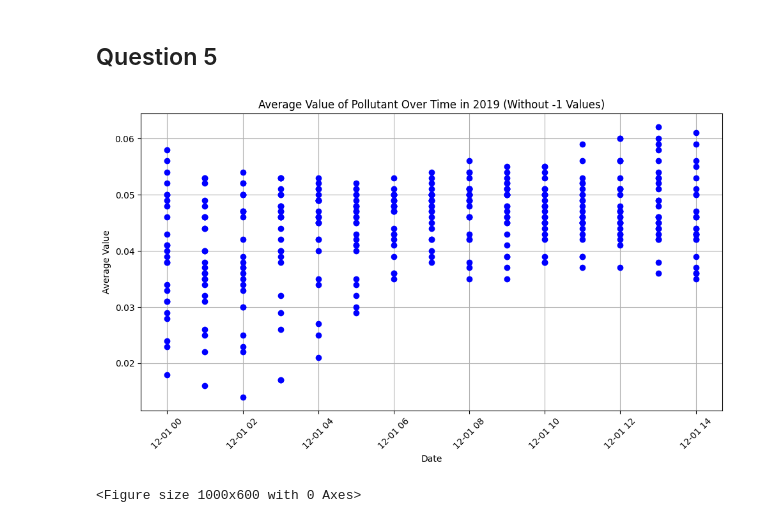
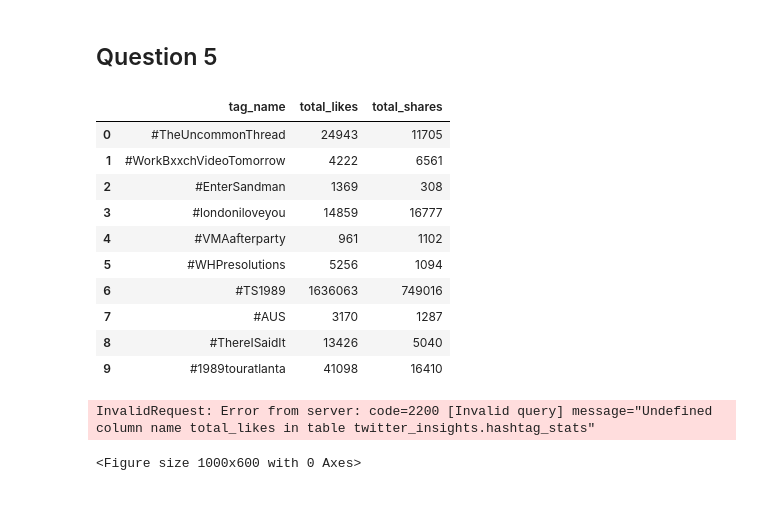
Before and after one commit to voidbar/runi-bigdata-2024, a Jupyter notebook: final/final.ipynb, the cells around one changed output. Drawn from its saved outputs; the diff is of its cells as text; code cells hidden in the pictures.

```diff
--- a/final/final.ipynb
+++ b/final/final.ipynb
@@ -32,3 +22,14 @@ zipfile.ZipFile("tweets.csv.zip").extractall(".")
+# %%
+import os
+import gdown
+
+if not os.path.exists('data'):
+    os.makedirs('data')
+    gdown.download("https://drive.google.com/file/d/1pX6eLIK1kYzqSpbx-uTL6GuywHPhd1TE/view?usp=drive_link",
+                   "data/tweets.zip", fuzzy=True)
+    ! cd data && unzip tweets.zip
+
+TWEETS_CSV = 'data/tweets.csv'
 # %%
 import pandas as pd
 import numpy as np
@@ -47,7 +48,7 @@ As an alternative, we opted to use the suggested Kaggle dataset.
 The dataset source can be found here:
 https://www.kaggle.com/datasets/mmmarchetti/tweets-dataset
 # %%
-tweets=pd.read_csv("tweets.csv")
+tweets=pd.read_csv(TWEETS_CSV)
 tweets.head()
 # %% [output]
 |  | author | content | country | date_time | id | language | latitude | longitude | number_of_likes | ... |
@@ -366,18 +383,40 @@ ORDER BY total_interactions DESC
 LIMIT 1;
 # %% [markdown]
 ## Question 5
+# %%
+rows = session.execute("""
+SELECT tag_name, SUM(number_of_likes) AS total_likes, SUM(number_of_shares) AS total_shares
+FROM hashtag_stats
+GROUP BY tag_name
+LIMIT 10
+ALLOW FILTERING;
+""")
+
+pd.DataFrame(list(rows))
+# %% [output]
+|  | tag_name | total_likes | total_shares |
+| 0 | #TheUncommonThread | 24943 | 11705 |
+| 1 | #WorkBxxchVideoTomorrow | 4222 | 6561 |
+| 2 | #EnterSandman | 1369 | 308 |
+| 3 | #londoniloveyou | 14859 | 16777 |
+| 4 | #VMAafterparty | 961 | 1102 |
+| 5 | #WHPresolutions | 5256 | 1094 |
+| 6 | #TS1989 | 1636063 | 749016 |
+| 7 | #AUS | 3170 | 1287 |
+| 8 | #ThereISaidIt | 13426 | 5040 |
+| 9 | #1989touratlanta | 41098 | 16410 |
 # %%
-# A query for retrieving the the average_value measured for a specific item code (pollutant) in a specific time range
 rows = session.execute("""
-SELECT item_name, measurement_date, average_value
-FROM measurement_joined
-WHERE item_code = 3
-AND measurement_date >= '2019-12-01 00:00:00' AND measurement_date <= '2019-12-02 00:00:00'
-GROUP BY station_code, item_code, measurement_date
-ALLOW FILTERING
+SELECT tag_name, SUM(number_of_likes) AS total_likes, SUM(number_of_shares) AS total_shares
+FROM hashtag_stats
+GROUP BY tag_name
+ORDER BY total_likes DESC
+LIMIT 10
+ALLOW FILTERING;
 """)
 
 df = pd.DataFrame(list(rows))
+
 # Ignore noise and irrelevant measurments
 df_filtered = df[df['average_value'] != -1]
 
@@ -393,7 +432,7 @@ plt.tight_layout()
 
 plt.show()
 # %% [output]
-[figure, removed]
+InvalidRequest: Error from server: code=2200 [Invalid query] message="Undefined column name total_likes in table twitter_insights.hashtag_stats"
 # %%
 # Calculate the maximum average_value for each combination of station_code, item_code, measurement_date
 rows = session.execute("""
```
Also changed, not shown: parts of 5 cells of this notebook, 1 other file.
